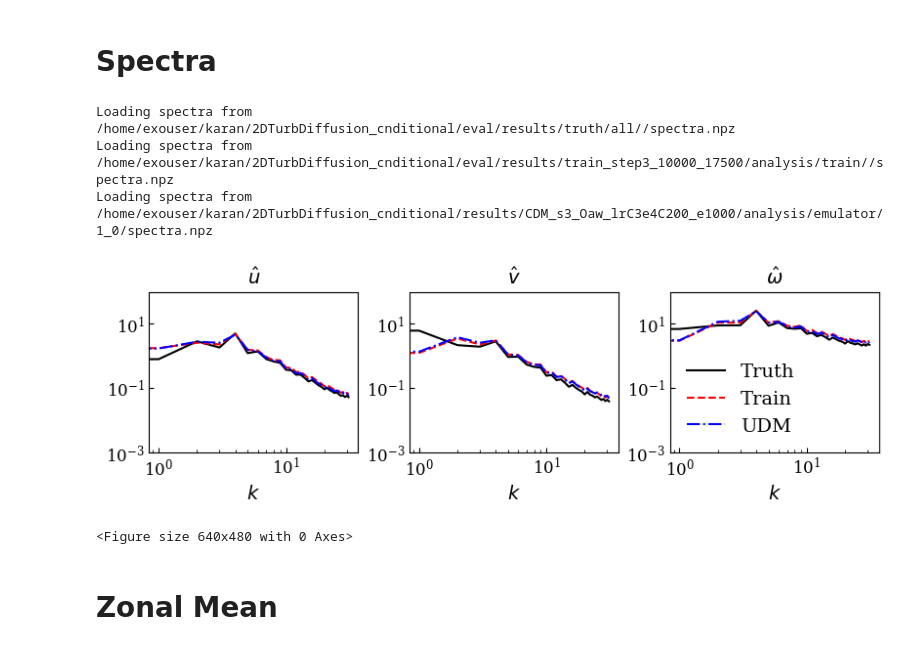
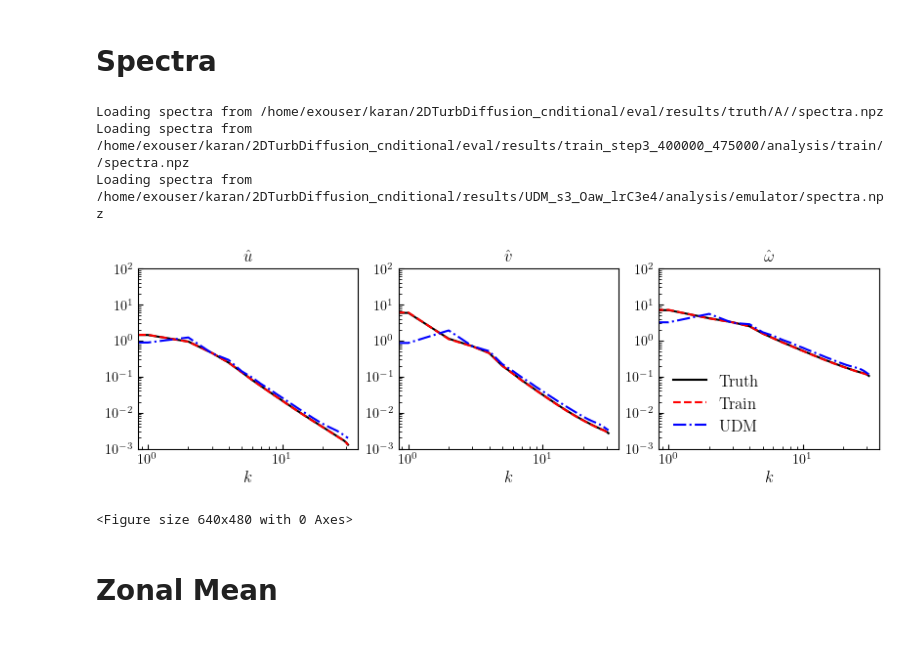
Before and after one commit to jakharkaran/2DTurbDiffusion, a Jupyter notebook: eval/plot_long_analysis_single.ipynb, the cells around one changed output. Cells and saved outputs as stored; diff of their text form; code cells hidden in the pictures.

```diff
--- a/eval/plot_long_analysis_single.ipynb
+++ b/eval/plot_long_analysis_single.ipynb
@@ -73,44 +116,44 @@ dt_emulator = 0.02
 # %%
 ################### Spectra ###################
 
 fig, axes = plt.subplots(1,3,figsize=(8, 2.5), layout="compressed")  # Adjust figure size as needed
 
 for i, analysis_dir in enumerate(analysis_dir_arr):
 
     data = np.load(analysis_dir + "/spectra.npz")
     print(f"Loading spectra from {analysis_dir}/spectra.npz")
 
-    # U_spectra = data['spectra_U_zonal_avg']
-    # V_spectra = data['spectra_V_zonal_avg']
-    # Omega_spectra = data['spectra_Omega_zonal_avg']
-    # wavenumbers = data['wavenumber_zonal_avg']
+    U_spectra = data['spectra_U_zonal_avg']
+    V_spectra = data['spectra_V_zonal_avg']
+    Omega_spectra = data['spectra_Omega_zonal_avg']
+    wavenumbers = data['wavenumber_zonal_avg']
 
-    U_spectra = data['spectra_U_angular_avg']
-    V_spectra = data['spectra_V_angular_avg']
-    Omega_spectra = data['spectra_Omega_angular_avg']
-    wavenumbers = data['wavenumber_angular_avg']
+    # U_spectra = data['spectra_U_angular_avg']
+    # V_spectra = data['spectra_V_angular_avg']
+    # Omega_spectra = data['spectra_Omega_angular_avg']
+    # wavenumbers = data['wavenumber_angular_avg']
 
     axes[0].loglog(wavenumbers[:-1], U_spectra[:-1], colors_markers[i], label=label[i])
     axes[1].loglog(wavenumbers[:-1], V_spectra[:-1], colors_markers[i], label=label[i])
     axes[2].loglog(wavenumbers[:-1], Omega_spectra[:-1], colors_markers[i], label=label[i])
 
 
 for ax in axes.flatten():
     ax.set_xlabel('$k$')
     ax.set_ylim([1e-3, 1e2])
 
 axes[0].set_title('$\hat{u}$', rotation=0)
 axes[1].set_title('$\hat{v}$', rotation=0)
 axes[2].set_title('$\hat{\omega}$', rotation=0)
 
 axes[2].legend(frameon=False)
 plt.show()
 plt.savefig(plt_save_dir + '/spectra.png', dpi=600, bbox_inches='tight')
 # %% [output]
-Loading spectra from /home/exouser/karan/2DTurbDiffusion_cnditional/eval/results/truth/all//spectra.npz
-Loading spectra from /home/exouser/karan/2DTurbDiffusion_cnditional/eval/results/train_step3_10000_17500/analysis/train//spectra.npz
-Loading spectra from /home/exouser/karan/2DTurbDiffusion_cnditional/results/CDM_s3_Oaw_lrC3e4C200_e1000/analysis/emulator/1_0/spectra.npz
+Loading spectra from /home/exouser/karan/2DTurbDiffusion_cnditional/eval/results/truth/A//spectra.npz
+Loading spectra from /home/exouser/karan/2DTurbDiffusion_cnditional/eval/results/train_step3_400000_475000/analysis/train//spectra.npz
+Loading spectra from /home/exouser/karan/2DTurbDiffusion_cnditional/results/UDM_s3_Oaw_lrC3e4/analysis/emulator/spectra.npz
-[figure, old version]
+[figure, new version]
 <Figure size 640x480 with 0 Axes>
 # %% [markdown]
 # Zonal Mean
```
Also changed, not shown: parts of 17 cells of this notebook, 3 other files.
